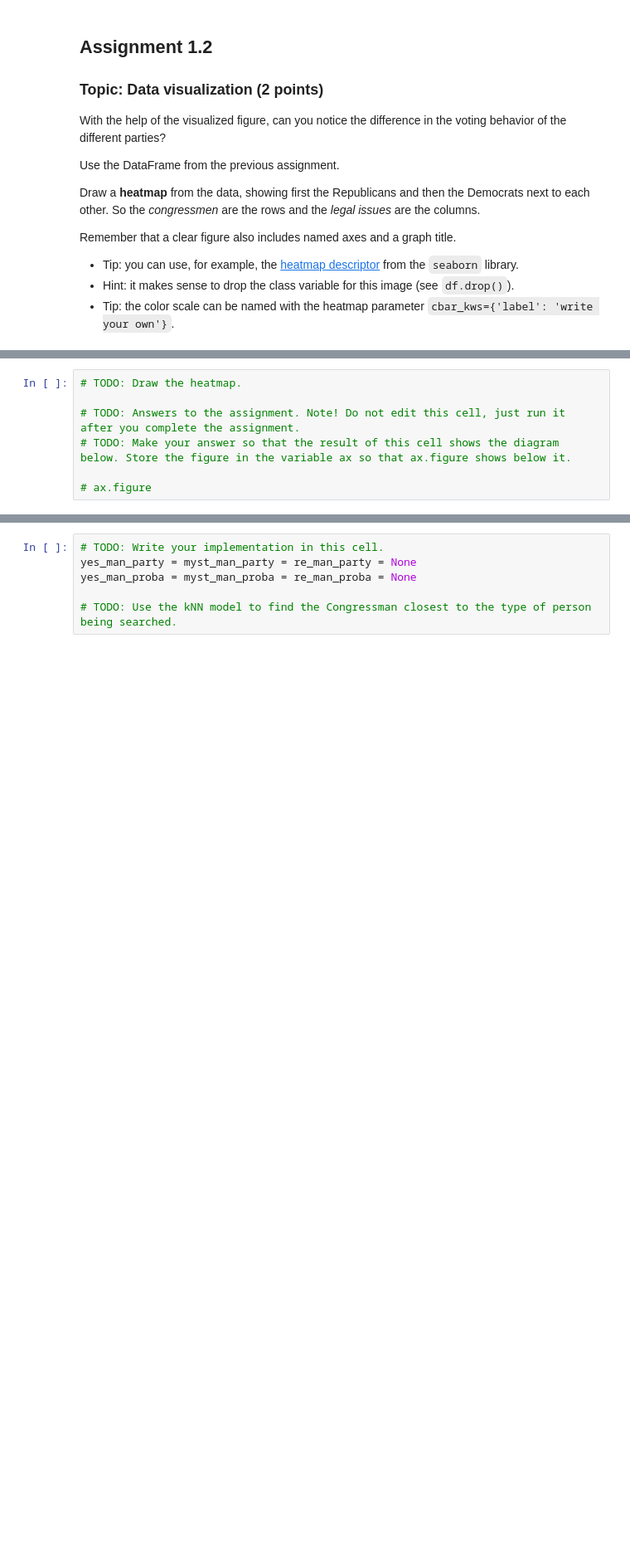
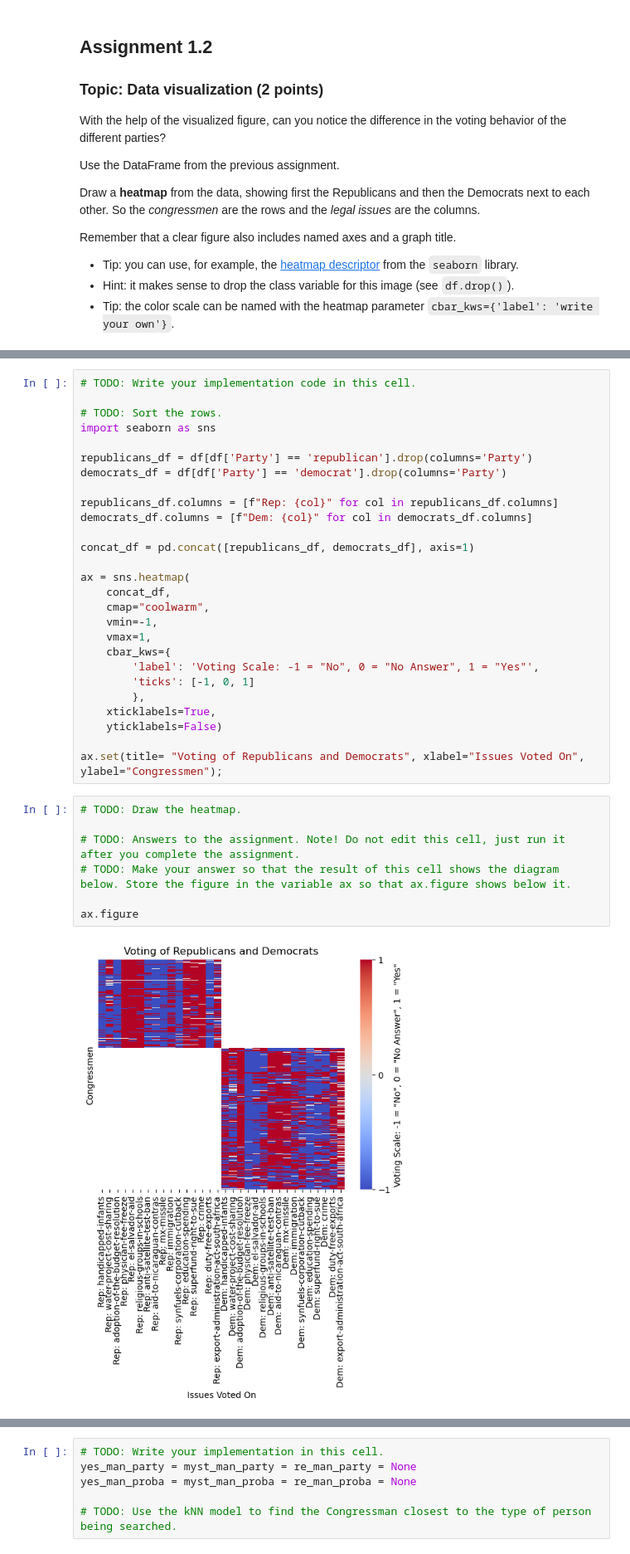
Before and after one commit to jaka-aurora/Machine-Learning-Assignments, a Jupyter notebook: assignment_1/assignment_topic_1.ipynb, the cells around one changed output, grey strips where cells are left out. Shown at 83% size. Saved outputs shown, nothing was run; the diff lists cells and outputs as text; blank space fills up the shorter version.

```diff
--- a/assignment_1/assignment_topic_1.ipynb
+++ b/assignment_1/assignment_topic_1.ipynb
@@ -80,10 +111,39 @@ Remember that a clear figure also includes named axes and a graph title.
+# %%
+# TODO: Write your implementation code in this cell.
+
+# TODO: Sort the rows.
+import seaborn as sns
+
+republicans_df = df[df['Party'] == 'republican'].drop(columns='Party')
+democrats_df = df[df['Party'] == 'democrat'].drop(columns='Party')
+
+republicans_df.columns = [f"Rep: {col}" for col in republicans_df.columns]
+democrats_df.columns = [f"Dem: {col}" for col in democrats_df.columns]
+
+concat_df = pd.concat([republicans_df, democrats_df], axis=1)
+
+ax = sns.heatmap(
+    concat_df,
+    cmap="coolwarm",
+    vmin=-1,
+    vmax=1,
+    cbar_kws={
+        'label': 'Voting Scale: -1 = "No", 0 = "No Answer", 1 = "Yes"',
+        'ticks': [-1, 0, 1]
+        },
+    xticklabels=True,
+    yticklabels=False)
+
+ax.set(title= "Voting of Republicans and Democrats", xlabel="Issues Voted On", ylabel="Congressmen");
 # %%
 # TODO: Draw the heatmap.
 
 # TODO: Answers to the assignment. Note! Do not edit this cell, just run it after you complete the assignment.
 # TODO: Make your answer so that the result of this cell shows the diagram below. Store the figure in the variable ax so that ax.figure shows below it.
 
-# ax.figure
+ax.figure
+# %% [output]
+[figure, added]
 # %% [markdown]
 ## Assignment 1.3
 ### Topic: kNN classifier (4 points)
```
Also changed, not shown: parts of 4 cells of this notebook, 4 other files.
